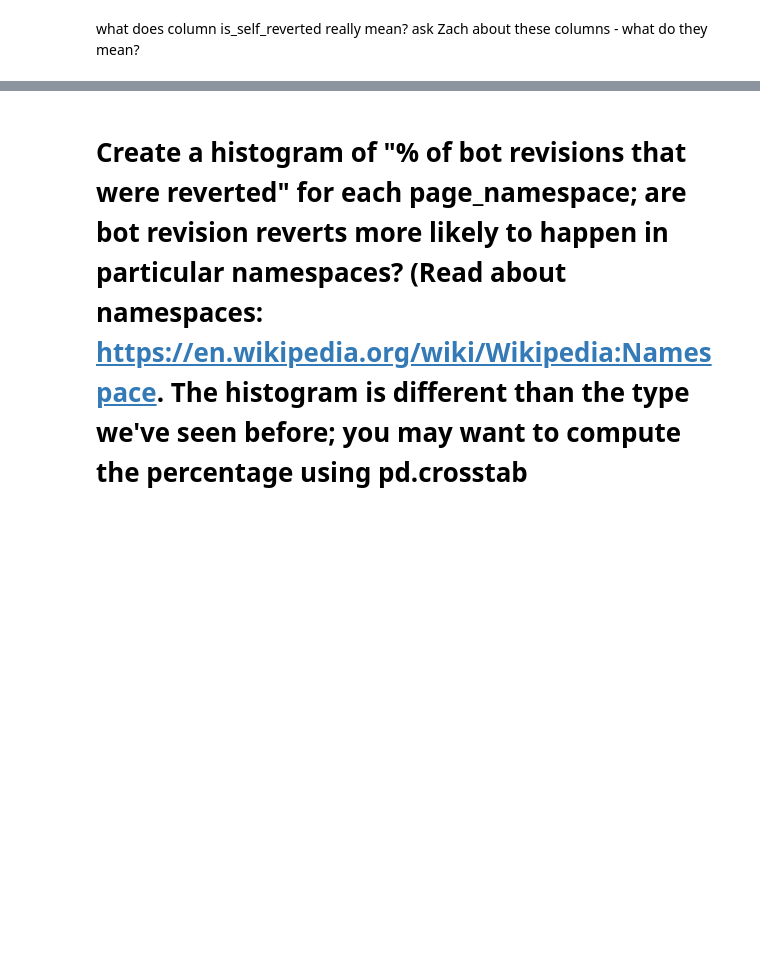
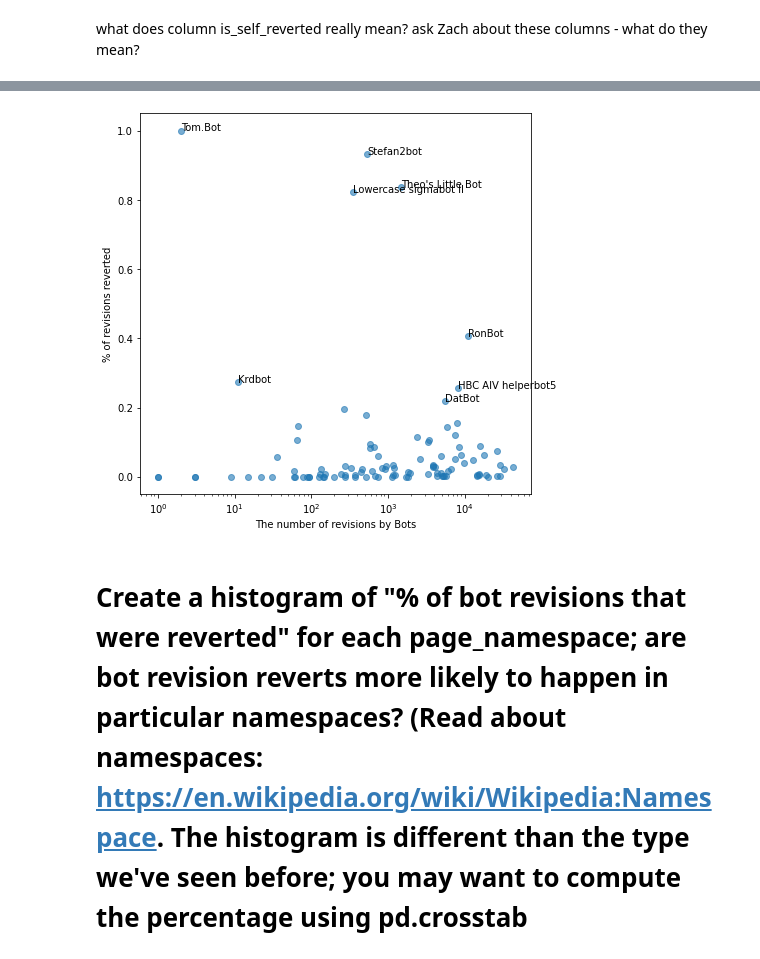
Before and after one commit to levon003/wiki-ores-feedback, a Jupyter notebook: reu2021/analysis_abby.ipynb, the cells around one changed output, grey strips where cells are left out. Drawn from its saved outputs; the diff is of its cells as text; code cells hidden in the pictures; blank space fills up the shorter version.

```diff
--- a/reu2021/analysis_abby.ipynb
+++ b/reu2021/analysis_abby.ipynb
@@ -250,4 +190,4 @@ array([[<AxesSubplot:title={'center':'rev_timestamp'}>]], dtype=object)
 [figure]
 # %%
 days = df.rev_timestamp.map(lambda ts: datetime.utcfromtimestamp(ts).day)
-days
+df['day'] = days
@@ -353,3 +274,18 @@ NameError: name 'x' is not defined
+# %%
+fig, ax = plt.subplots(1, 1, figsize=(7,7))
+
+ax.scatter(bot_df.n_revisions, bot_df.pct_reverted, alpha=0.6)
+
+ax.set_xscale('log')
+ax.set_ylabel("% of revisions reverted")
+ax.set_xlabel("The number of revisions by Bots")
+
+for row in bot_df[bot_df.pct_reverted >= 0.2].itertuples():
+    ax.text(row.n_revisions, row.pct_reverted, f'{row.Index}')
+
+plt.show()
+# %% [output]
+[figure, added]
 # %% [markdown]
 Create a histogram of "% of bot revisions that were reverted" for each page_namespace; are bot revision reverts more likely to happen in particular namespaces? (Read about namespaces: https://en.wikipedia.org/wiki/Wikipedia:Namespace. The histogram is different than the type we've seen before; you may want to compute the percentage using pd.crosstab
 ===
```
Also changed, not shown: parts of 18 cells of this notebook.
